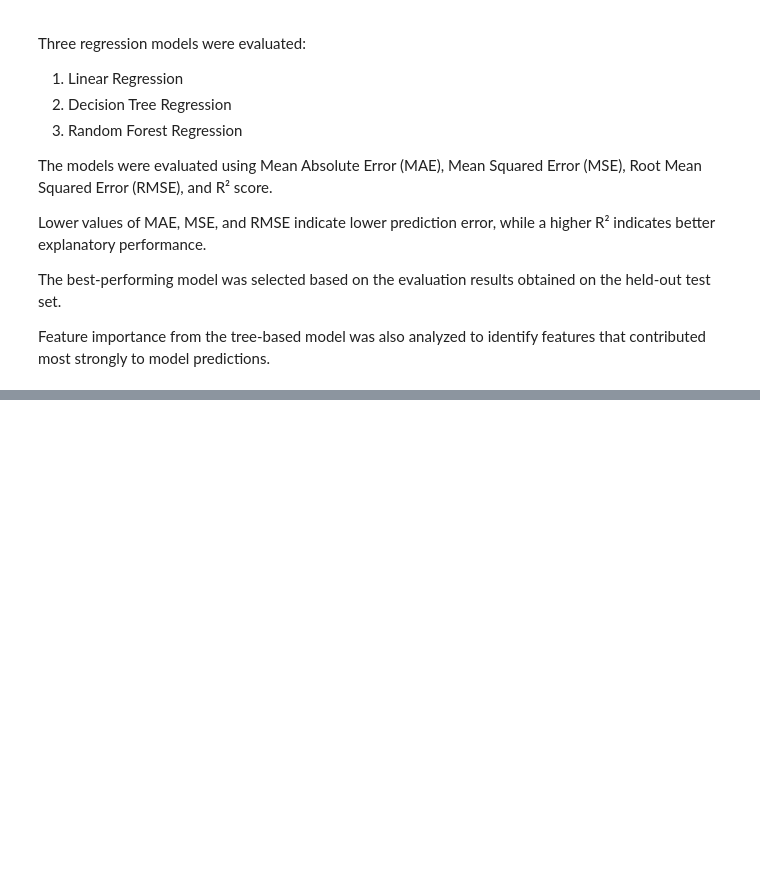
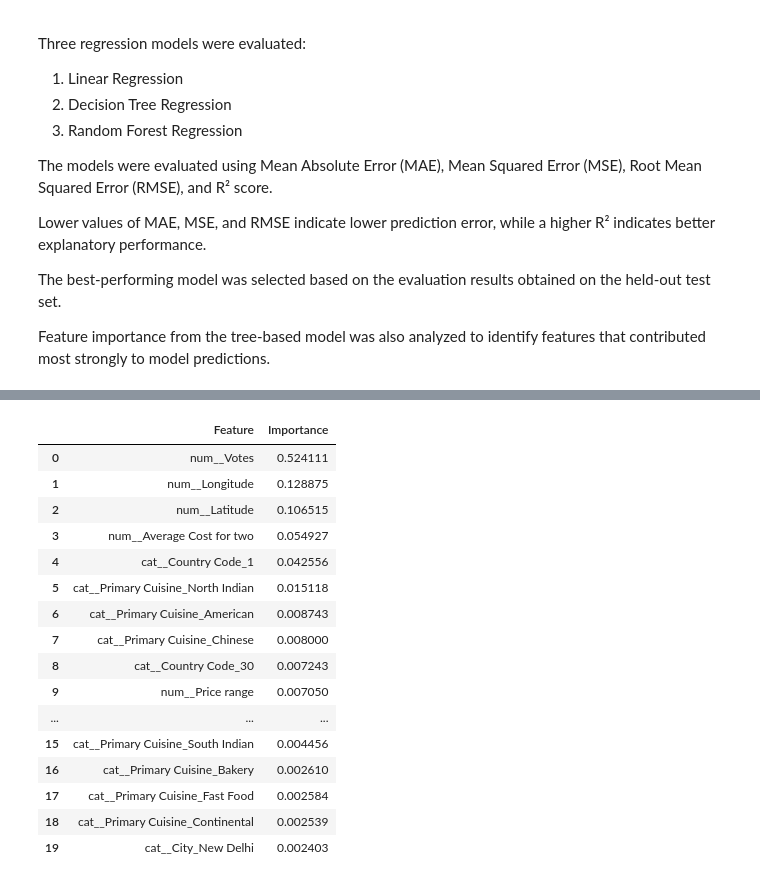
Before and after one commit to aniketsatav/cognifyz-machine-learning-internship, a Jupyter notebook: notebooks/02_Task1_Rating_Prediction.ipynb, the cells around one changed output, grey strips where cells are left out. Drawn from its saved outputs; the diff is of its cells as text; code cells hidden in the pictures; blank space fills up the shorter version.

```diff
--- a/notebooks/02_Task1_Rating_Prediction.ipynb
+++ b/notebooks/02_Task1_Rating_Prediction.ipynb
@@ -847,0 +1134,35 @@ predictions.
+# %%
+rf_preprocessor = random_forest_model.named_steps["preprocessor"]
+rf_model = random_forest_model.named_steps["model"]
+# %%
+feature_names = rf_preprocessor.get_feature_names_out()
+# %%
+feature_importance = pd.DataFrame({
+    "Feature": feature_names,
+    "Importance": rf_model.feature_importances_
+})
+
+feature_importance = feature_importance.sort_values(
+    "Importance",
+    ascending=False
+).reset_index(drop=True)
+
+feature_importance.head(20)
+# %% [output]
+|  | Feature | Importance |
+| 0 | num__Votes | 0.524111 |
+| 1 | num__Longitude | 0.128875 |
+| 2 | num__Latitude | 0.106515 |
+| 3 | num__Average Cost for two | 0.054927 |
+| 4 | cat__Country Code_1 | 0.042556 |
+| 5 | cat__Primary Cuisine_North Indian | 0.015118 |
+| 6 | cat__Primary Cuisine_American | 0.008743 |
+| 7 | cat__Primary Cuisine_Chinese | 0.008000 |
+| 8 | cat__Country Code_30 | 0.007243 |
+| 9 | num__Price range | 0.007050 |
+| ... | ... | ... |
+| 15 | cat__Primary Cuisine_South Indian | 0.004456 |
+| 16 | cat__Primary Cuisine_Bakery | 0.002610 |
+| 17 | cat__Primary Cuisine_Fast Food | 0.002584 |
+| 18 | cat__Primary Cuisine_Continental | 0.002539 |
+| 19 | cat__City_New Delhi | 0.002403 |
```
Also changed, not shown: parts of 25 cells of this notebook, 6 other files.
